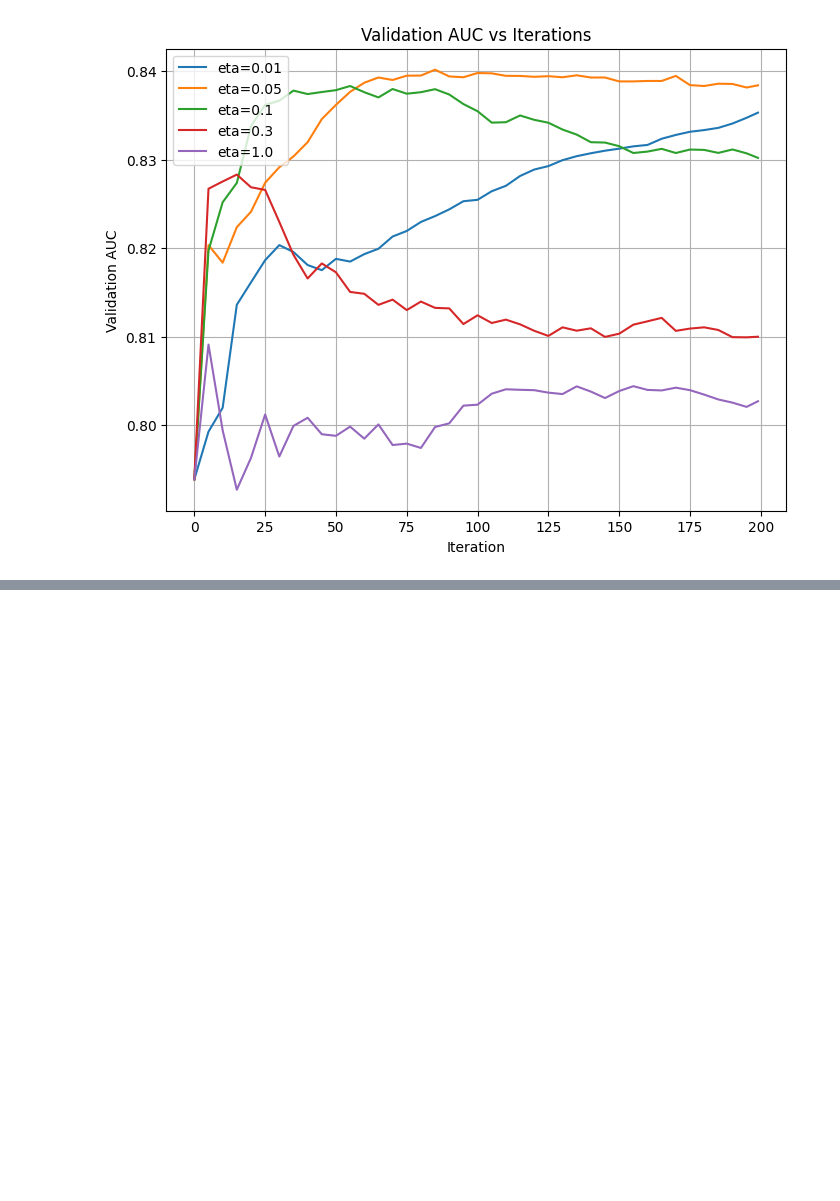
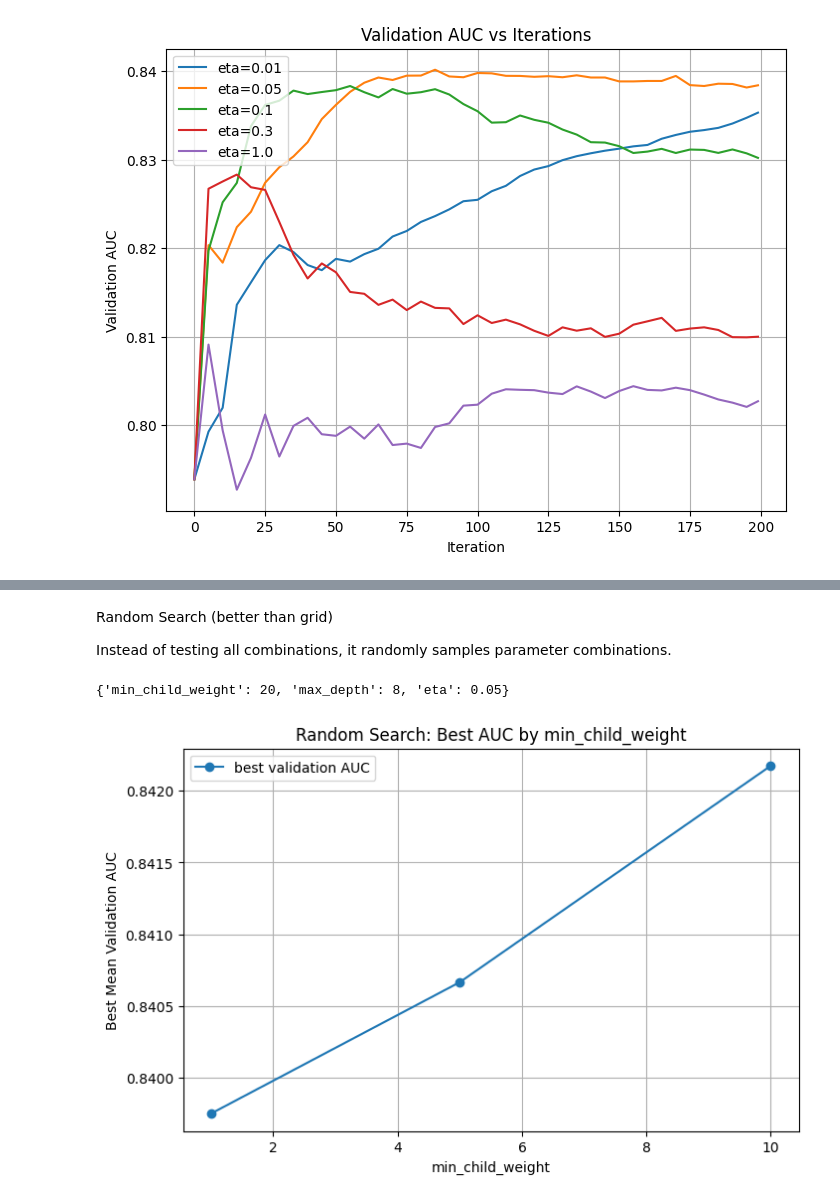
Before and after one commit to mireillehaddad/Machine-Learning, a Jupyter notebook: 06-trees /credit-risk.ipynb, the cells around one changed output, grey strips where cells are left out. Saved outputs shown, nothing was run; the diff lists cells and outputs as text; code cells hidden in the pictures; blank space fills up the shorter version.

```diff
--- a/06-trees /credit-risk.ipynb
+++ b/06-trees /credit-risk.ipynb
@@ -1159,0 +1344,56 @@ plt.show()
+# %% [markdown]
+Random Search (better than grid)
+
+Instead of testing all combinations, it randomly samples parameter combinations.
+# %%
+from sklearn.model_selection import RandomizedSearchCV
+
+param_dist = {
+    'max_depth': [3,4,5,6,8],
+    'min_child_weight': [1,5,10,20],
+    'eta': [0.01,0.05,0.1,0.2,0.3]
+}
+
+random_search = RandomizedSearchCV(
+    model,
+    param_dist,
+    n_iter=20,
+    scoring='roc_auc',
+    cv=3,
+    random_state=1
+)
+
+random_search.fit(X_train, y_train)
+
+print(random_search.best_params_)
+# %% [output]
+{'min_child_weight': 20, 'max_depth': 8, 'eta': 0.05}
+# %%
+import matplotlib.pyplot as plt
+
+best_by_weight = (
+    results.groupby('param_min_child_weight')['mean_test_score']
+    .max()
+    .reset_index()
+    .sort_values('param_min_child_weight')
+)
+
+plt.figure(figsize=(8,5))
+
+plt.plot(
+    best_by_weight['param_min_child_weight'],
+    best_by_weight['mean_test_score'],
+    marker='o',
+    label='best validation AUC'
+)
+
+plt.xlabel('min_child_weight')
+plt.ylabel('Best Mean Validation AUC')
+plt.title('Random Search: Best AUC by min_child_weight')
+
+plt.legend()
+plt.grid(True)
+
+plt.show()
+# %% [output]
+[figure, added]
```
Also changed, not shown: parts of 33 cells of this notebook, 2 other files.
